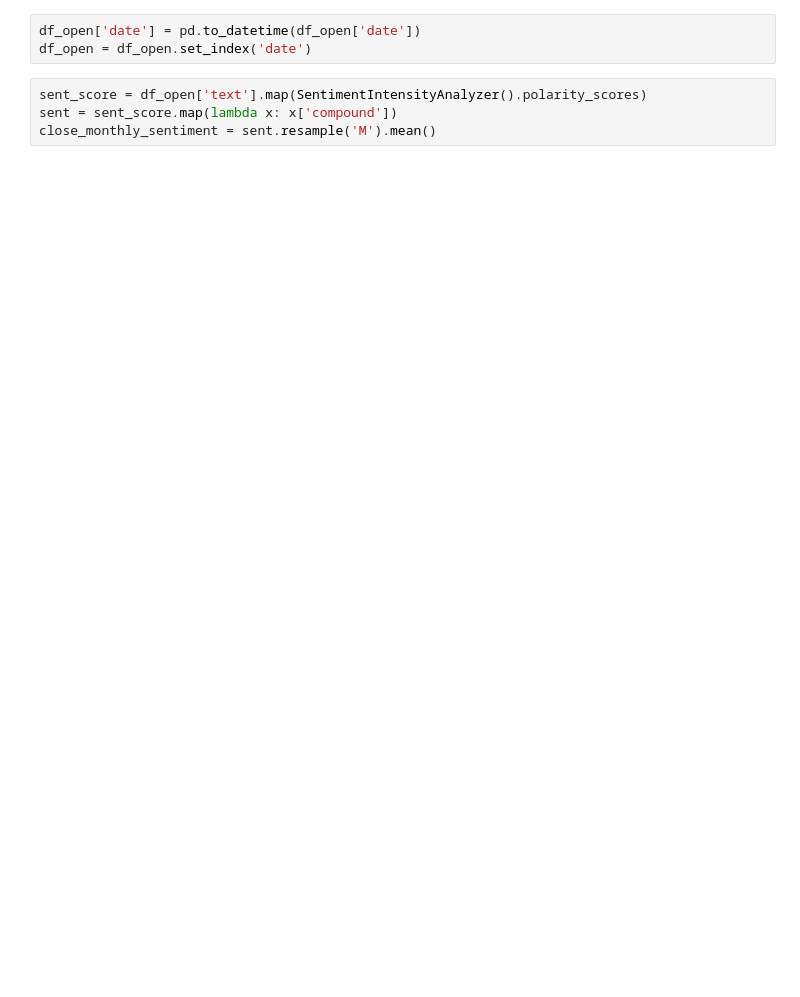
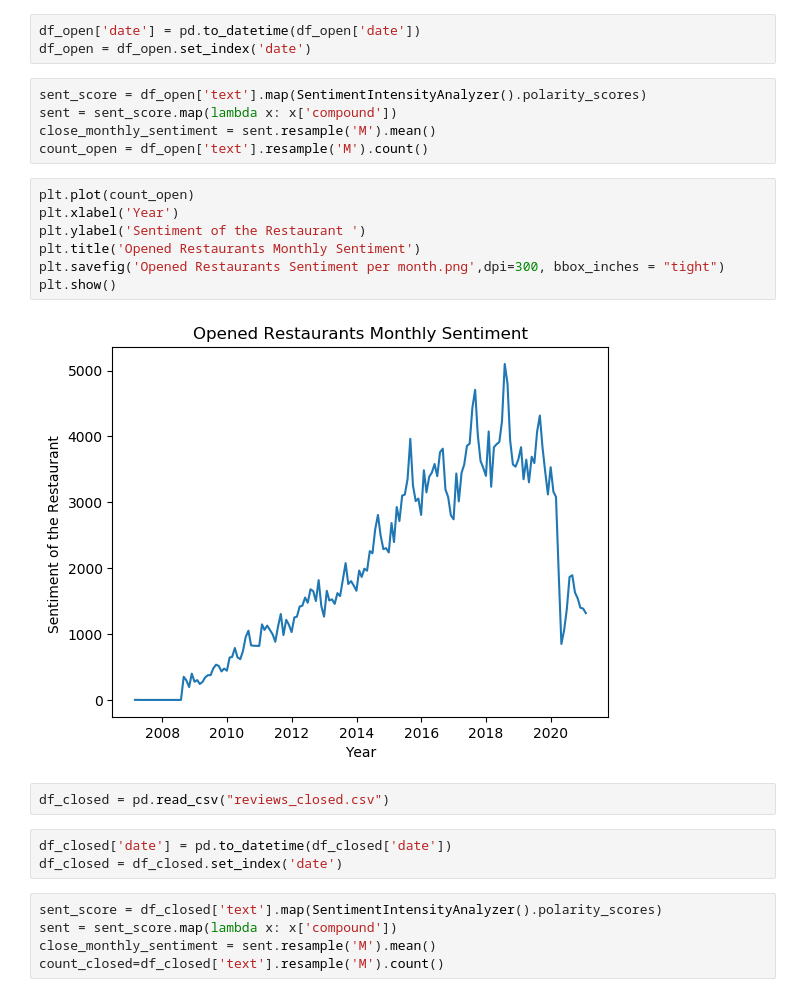
Before and after one commit to CMPT733-Data-Banana/Final_Project, a Jupyter notebook: review analysis/Monthly Sentiment Analysis/Monthly_sentiment_open.ipynb, the cells around one changed output. Cells and saved outputs as stored; diff of their text form; blank space fills up the shorter version.

```diff
--- a/review analysis/Monthly Sentiment Analysis/Monthly_sentiment_open.ipynb
+++ b/review analysis/Monthly Sentiment Analysis/Monthly_sentiment_open.ipynb
@@ -33,3 +33,23 @@ df_open = df_open.set_index('date')
 sent_score = df_open['text'].map(SentimentIntensityAnalyzer().polarity_scores)
 sent = sent_score.map(lambda x: x['compound'])
 close_monthly_sentiment = sent.resample('M').mean()
+count_open = df_open['text'].resample('M').count()
+# %%
+plt.plot(count_open)
+plt.xlabel('Year')
+plt.ylabel('Sentiment of the Restaurant ')
+plt.title('Opened Restaurants Monthly Sentiment')
+plt.savefig('Opened Restaurants Sentiment per month.png',dpi=300, bbox_inches = "tight")
+plt.show()
+# %% [output]
+[figure, added]
+# %%
+df_closed = pd.read_csv("reviews_closed.csv")
+# %%
+df_closed['date'] = pd.to_datetime(df_closed['date'])
+df_closed = df_closed.set_index('date')
+# %%
+sent_score = df_closed['text'].map(SentimentIntensityAnalyzer().polarity_scores)
+sent = sent_score.map(lambda x: x['compound'])
+close_monthly_sentiment = sent.resample('M').mean()
+count_closed=df_closed['text'].resample('M').count()
```
Also changed, not shown: parts of 23 cells of this notebook, 27 other files.
